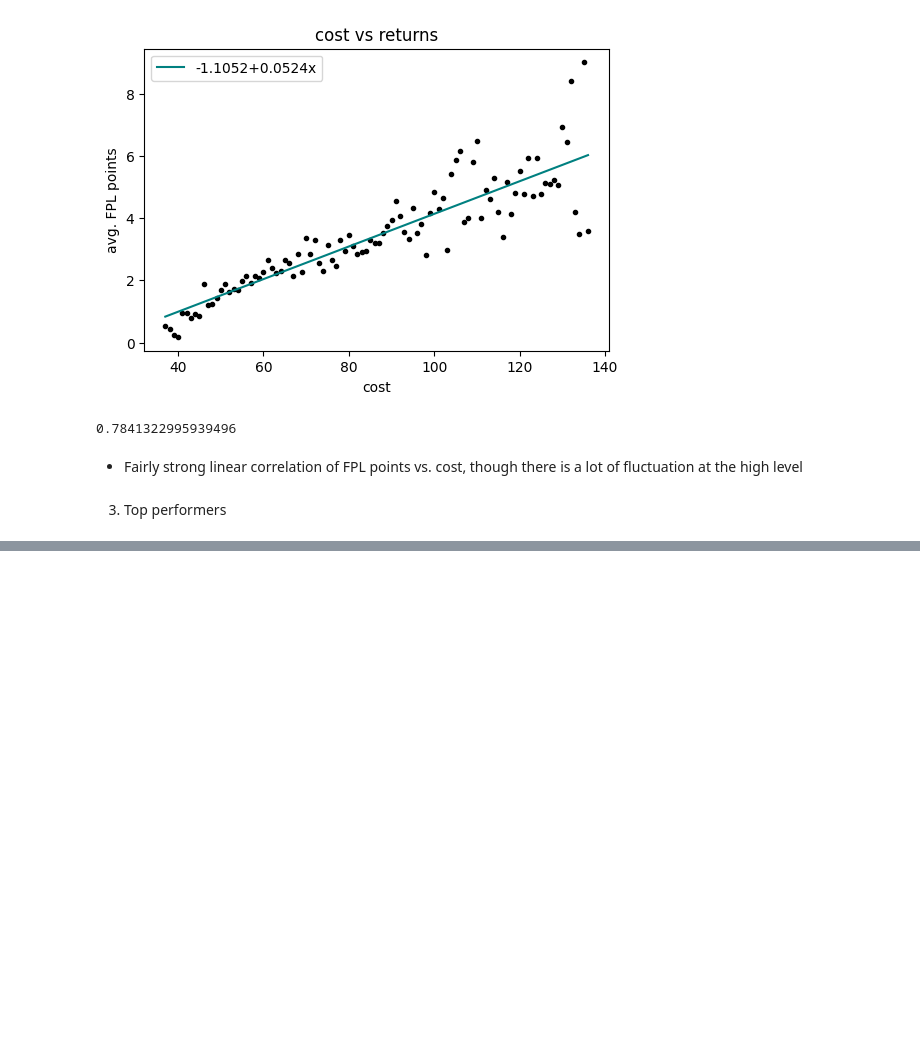
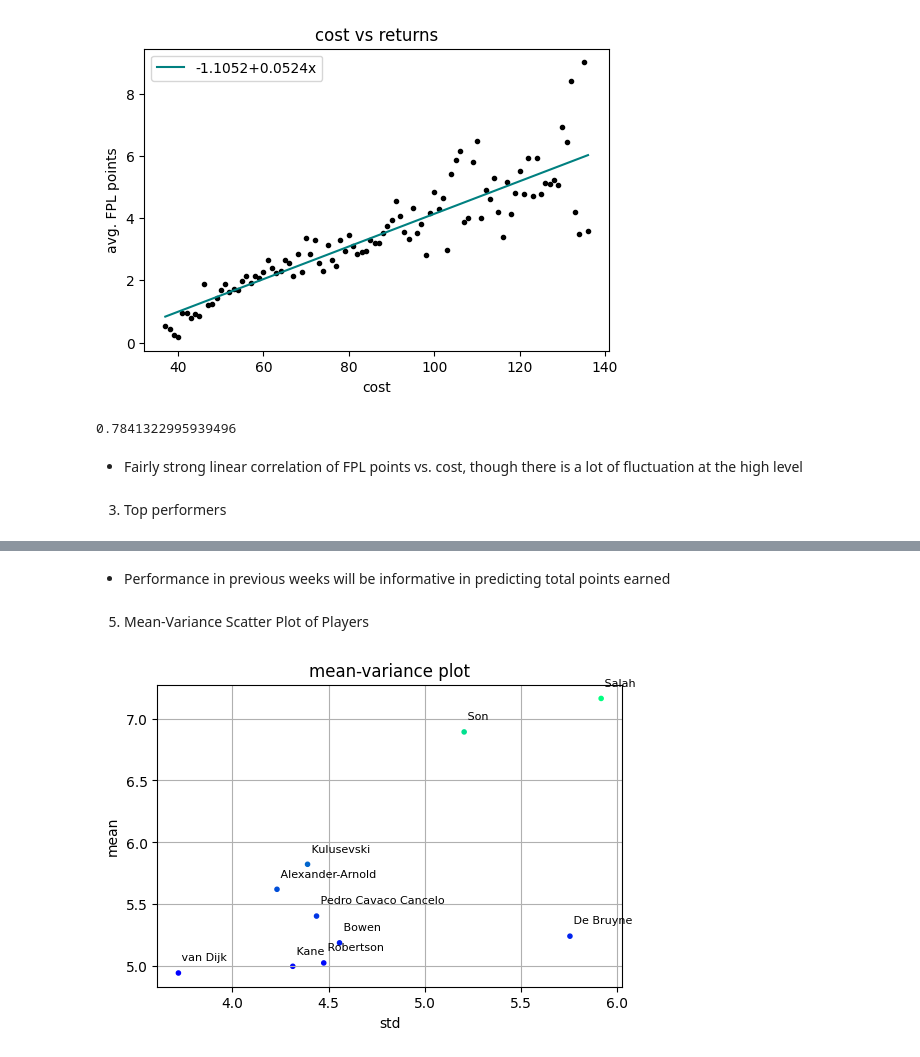
Before and after one commit to bryantx22/ML_FPL, a Jupyter notebook: eda.ipynb, the cells around one changed output, grey strips where cells are left out. Cells and saved outputs as stored; diff of their text form; code cells hidden in the pictures; blank space fills up the shorter version.

```diff
--- a/eda.ipynb
+++ b/eda.ipynb
@@ -152,0 +166,30 @@ Marcos Alonso 779
+# %% [markdown]
+* Performance in previous weeks will be informative in predicting total points earned
+# %% [markdown]
+5. Mean-Variance Scatter Plot of Players
+# %%
+means = szn_22.groupby ('name')['total_points'].mean ()
+devs = szn_22.groupby ('name')['total_points'].std ()
+names = means.index
+mid_last = []
+for name in names:
+    arr = str.split (name, " ")
+    comb= ""
+    for part in range (1, len(arr)):
+        comb += " "+arr[part]
+    if (len(arr)==0):
+        comb=part
+    mid_last.append (comb)
+means = list (means)
+devs = list (devs)
+mv = pd.DataFrame ({
+    'names': names,
+    'means': means,
+    'devs': devs,
+    "shortened_name": mid_last
+})
+mv = mv.sort_values (by='means', ascending=False).reset_index ()
+# %%
+plot_scatter (xlab="std", ylab="mean", title="mean-variance plot", x=mv['devs'][:10], y=mv['means'][:10], lbf=False, annotate=True, annotations=mv['shortened_name'][:10], dist=0.1)
+# %% [output]
+[figure, added]
```
Also changed, not shown: parts of 21 cells of this notebook, 2 other files.
